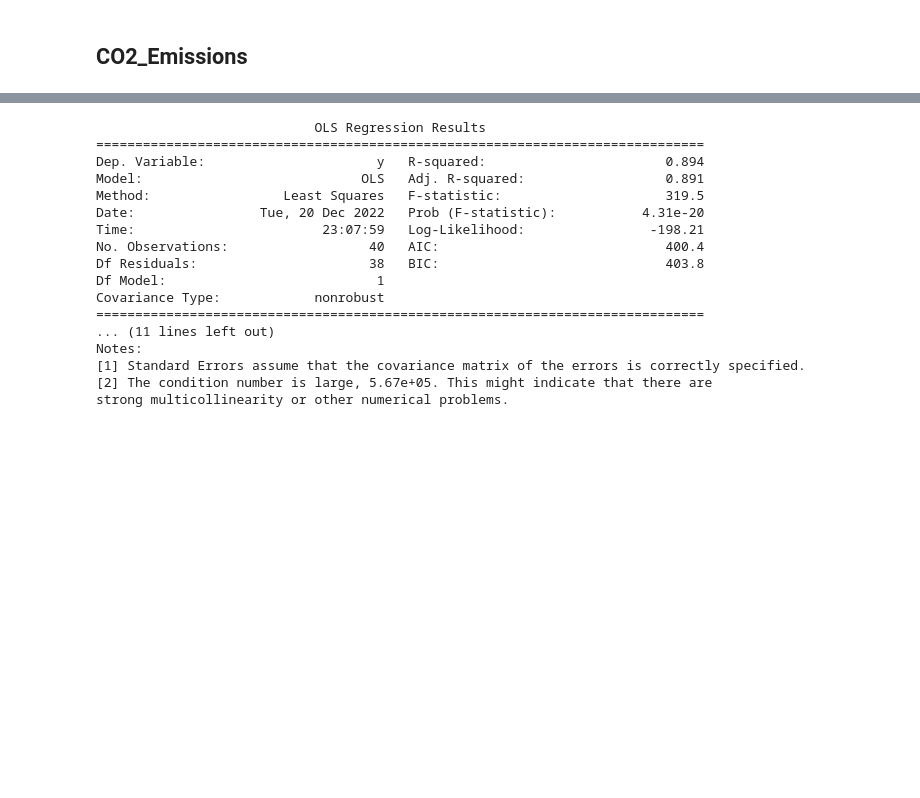
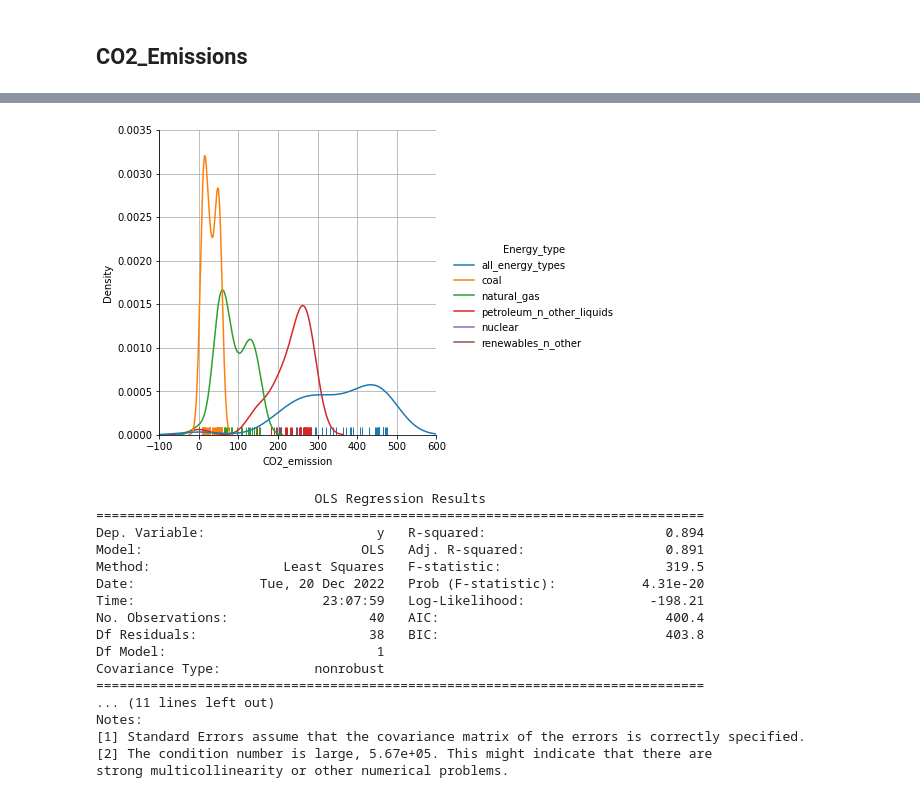
Before and after one commit to IsaacIV/EnergyConsumption, a Jupyter notebook: Mexicos_energy_consumption.ipynb, the cells around one changed output, grey strips where cells are left out. Drawn from its saved outputs; the diff is of its cells as text; code cells hidden in the pictures; blank space fills up the shorter version.

```diff
--- a/Mexicos_energy_consumption.ipynb
+++ b/Mexicos_energy_consumption.ipynb
@@ -267,3 +276,24 @@ mexico_df[mexico_df.Year == 2000][['Energy_type','Year','CO2_emission']]
+# %%
+# Please Note: While kernel density estimation produces a probability distribution,
+# the height of the curve at each point gives a density, not a probability.
+
+# For Nuclear and renewables_n_other, they are on the plot however you cannot see them
+# due to the face that they do not release any CO2
+
+sns.displot(data = mexico_df,
+            x = "CO2_emission",
+            hue = "Energy_type",
+            kind = "kde",rug = True,
+            legend = True
+)
+
+plt.grid(True)
+plt.ylim(0, .0035)
+plt.xlim(-100,600)
+
+plt.show()
+# %% [output]
+[figure, added]
 # %%
 all_energy_df = mexico_df[mexico_df.Energy_type == 'all_energy_types']
 all_energy_df.fillna(0, axis = 0, inplace = True)
```
Also changed, not shown: parts of 18 cells of this notebook.
